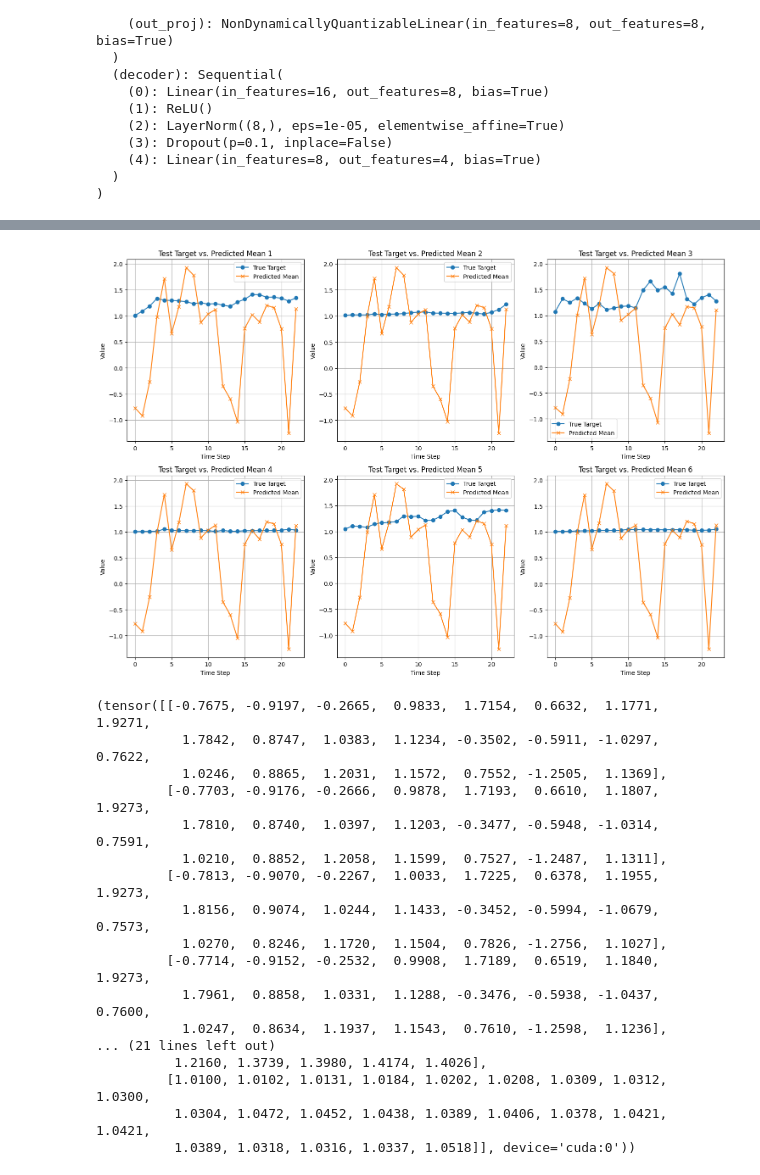
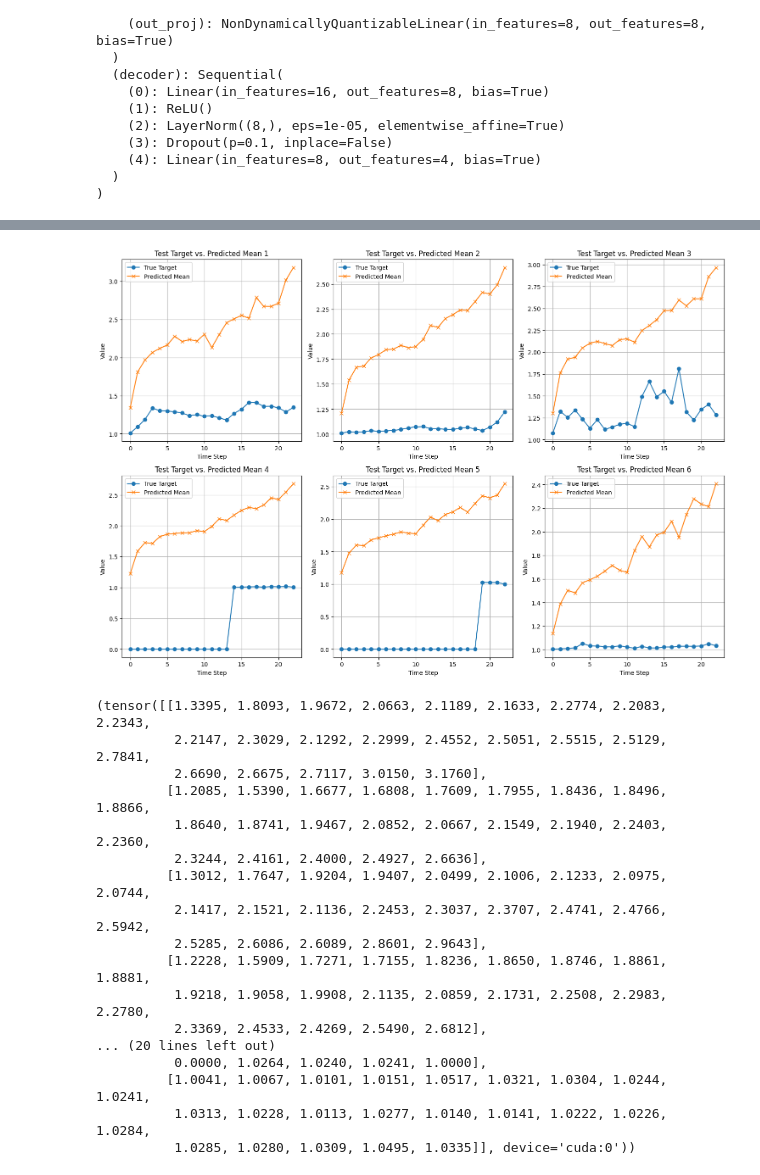
Before and after one commit to Bincowsky/Bonkis-Jake, a Jupyter notebook: notebooks/gnn.ipynb, the cells around one changed output, grey strips where cells are left out. Cells and saved outputs as stored; diff of their text form; code cells hidden in the pictures.

Commit message:
The mse loss function provides far better training performance!

```diff
--- a/notebooks/gnn.ipynb
+++ b/notebooks/gnn.ipynb
@@ -349,6 +338,8 @@ class TimeSeriesGNN(nn.Module):
 
     def mape_loss(self, means, log_vars, targets):
         return mape(targets, means)
+    def mse_loss(self, predictions, targets):
+        return F.mse_loss(predictions, targets)
 
 # Convert graph and initialize model
 model = TimeSeriesGNN(
@@ -434,0 +437,4 @@ plot_test_targets(test_ts_data, num_plots=6)
+# %%
+for i in range(50):
+    ts_data = G.nodes[i]['ts_data']
+    print(f"Node {i}: {ts_data}")
@@ -435,13 +459,22 @@ plot_test_targets(test_ts_data, num_plots=6)
 # %%
-def test(model, data):
+def test(model, data, y_scaler, y_all):
     model.eval()
     with torch.no_grad():
         means, log_vars = model(data.x, data.edge_index, data.edge_type)
         test_means = means[data.test_mask]
-        test_targets = y_all[data.test_mask]
-        test_loss = model.mape_loss(test_means, log_vars[data.test_mask], test_targets)
+        test_log_vars = log_vars[data.test_mask]
+        test_targets = y_all[data.test_mask]  # Use original (denormalized) targets
+
+        # De-normalize the predictions
+        test_means_denorm = y_scaler.inverse_transform(test_means.cpu().numpy())
+        test_means_denorm = torch.tensor(test_means_denorm, dtype=torch.float32).to(device)
+
+        # Calculate loss using denormalized values
+        test_loss = model.mape_loss(test_means_denorm, test_log_vars, test_targets)
         print(f"Test Loss: {test_loss.item():.4f}")
-    return test_means, test_targets
+
+    return test_means_denorm, test_targets
+
 
 def plot_test_predictions(test_targets, test_means, num_plots=6):
     """
@@ -472,8 +505,8 @@ def plot_test_predictions(test_targets, test_means, num_plots=6):
     plt.tight_layout()
     plt.show()
 
-def train(model, data, epochs=100, patience=10, log_frequency=10):
-    optimizer = torch.optim.Adam(model.parameters(), lr=0.001)
+def train(model, data, epochs=100, patience=10, log_frequency=10, lr=0.001):
+    optimizer = torch.optim.Adam(model.parameters(), lr=lr)
     best_val_loss = float('inf')
     patience_counter = 0
 
@@ -485,7 +518,7 @@ def train(model, data, epochs=100, patience=10, log_frequency=10):
         means, log_vars = model(data.x, data.edge_index, data.edge_type)
 
         # Compute loss on training nodes
-        loss = model.mape_loss(means[data.train_mask], log_vars[data.train_mask], y_all[data.train_mask])
+        loss = model.mse_loss(means[data.train_mask], y_all[data.train_mask])
         loss.backward()
         optimizer.step()
 
@@ -517,11 +552,13 @@ def train(model, data, epochs=100, patience=10, log_frequency=10):
 # (Re)Initialize the model
 model = TimeSeriesGNN(
     in_channels=data.x.size(1),
-    hidden_channels=64,
+    hidden_channels=8,
     forecast_steps=FORECAST_STEPS,  # Predicting 23 target values
     num_edge_types=4
 ).to(device)
 
 # Train the model
-trained_model = train(model, data, epochs=200, patience=50, log_frequency=10)
+trained_model = train(model, data, epochs=200, patience=100, log_frequency=10, lr=0.01)
+
+trained_model = train(model, data, epochs=200, patience=100, log_frequency=10, lr=0.001)
 # %% [output]
@@ -542,9 +582,8 @@ Early stopping at epoch 123
 # %%
 # Test the model
-test_means, test_targets = test(trained_model, data)
+test_means_denorm, test_targets_denorm = test(model, data, y_scaler, y_all)
+# Call the function to plot the first 9 test trajectories
+plot_test_predictions(test_targets_denorm, test_means_denorm, num_plots=6)
 
-# Call the function to plot the first 9 test trajectories
-plot_test_predictions(test_targets, test_means, num_plots=6)
-
-test_means, test_targets
+test_means_denorm, test_targets_denorm
 # %% [output]
@@ -552,18 +591,18 @@ Test Loss: 0.3702
-[figure, old version]
+[figure, new version]
-(tensor([[-0.7675, -0.9197, -0.2665,  0.9833,  1.7154,  0.6632,  1.1771,  1.9271,
-           1.7842,  0.8747,  1.0383,  1.1234, -0.3502, -0.5911, -1.0297,  0.7622,
-           1.0246,  0.8865,  1.2031,  1.1572,  0.7552, -1.2505,  1.1369],
-         [-0.7703, -0.9176, -0.2666,  0.9878,  1.7193,  0.6610,  1.1807,  1.9273,
-           1.7810,  0.8740,  1.0397,  1.1203, -0.3477, -0.5948, -1.0314,  0.7591,
-           1.0210,  0.8852,  1.2058,  1.1599,  0.7527, -1.2487,  1.1311],
-         [-0.7813, -0.9070, -0.2267,  1.0033,  1.7225,  0.6378,  1.1955,  1.9273,
-           1.8156,  0.9074,  1.0244,  1.1433, -0.3452, -0.5994, -1.0679,  0.7573,
-           1.0270,  0.8246,  1.1720,  1.1504,  0.7826, -1.2756,  1.1027],
-         [-0.7714, -0.9152, -0.2532,  0.9908,  1.7189,  0.6519,  1.1840,  1.9273,
-           1.7961,  0.8858,  1.0331,  1.1288, -0.3476, -0.5938, -1.0437,  0.7600,
-           1.0247,  0.8634,  1.1937,  1.1543,  0.7610, -1.2598,  1.1236],
-... (21 lines left out)
-          1.2160, 1.3739, 1.3980, 1.4174, 1.4026],
-         [1.0100, 1.0102, 1.0131, 1.0184, 1.0202, 1.0208, 1.0309, 1.0312, 1.0300,
-          1.0304, 1.0472, 1.0452, 1.0438, 1.0389, 1.0406, 1.0378, 1.0421, 1.0421,
-          1.0389, 1.0318, 1.0316, 1.0337, 1.0518]], device='cuda:0'))
+(tensor([[1.3395, 1.8093, 1.9672, 2.0663, 2.1189, 2.1633, 2.2774, 2.2083, 2.2343,
+          2.2147, 2.3029, 2.1292, 2.2999, 2.4552, 2.5051, 2.5515, 2.5129, 2.7841,
+          2.6690, 2.6675, 2.7117, 3.0150, 3.1760],
+         [1.2085, 1.5390, 1.6677, 1.6808, 1.7609, 1.7955, 1.8436, 1.8496, 1.8866,
+          1.8640, 1.8741, 1.9467, 2.0852, 2.0667, 2.1549, 2.1940, 2.2403, 2.2360,
+          2.3244, 2.4161, 2.4000, 2.4927, 2.6636],
+         [1.3012, 1.7647, 1.9204, 1.9407, 2.0499, 2.1006, 2.1233, 2.0975, 2.0744,
+          2.1417, 2.1521, 2.1136, 2.2453, 2.3037, 2.3707, 2.4741, 2.4766, 2.5942,
+          2.5285, 2.6086, 2.6089, 2.8601, 2.9643],
+         [1.2228, 1.5909, 1.7271, 1.7155, 1.8236, 1.8650, 1.8746, 1.8861, 1.8881,
+          1.9218, 1.9058, 1.9908, 2.1135, 2.0859, 2.1731, 2.2508, 2.2983, 2.2780,
+          2.3369, 2.4533, 2.4269, 2.5490, 2.6812],
+... (20 lines left out)
+          0.0000, 1.0264, 1.0240, 1.0241, 1.0000],
+         [1.0041, 1.0067, 1.0101, 1.0151, 1.0517, 1.0321, 1.0304, 1.0244, 1.0241,
+          1.0313, 1.0228, 1.0113, 1.0277, 1.0140, 1.0141, 1.0222, 1.0226, 1.0284,
+          1.0285, 1.0280, 1.0309, 1.0495, 1.0335]], device='cuda:0'))
```
Also changed, not shown: parts of 9 cells of this notebook.
